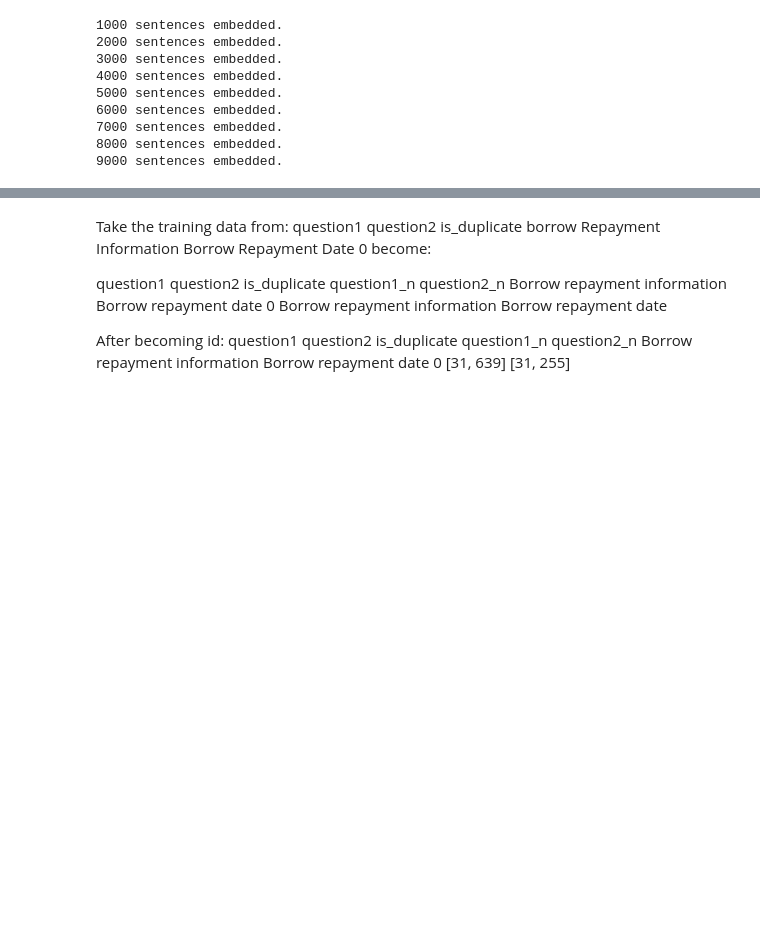
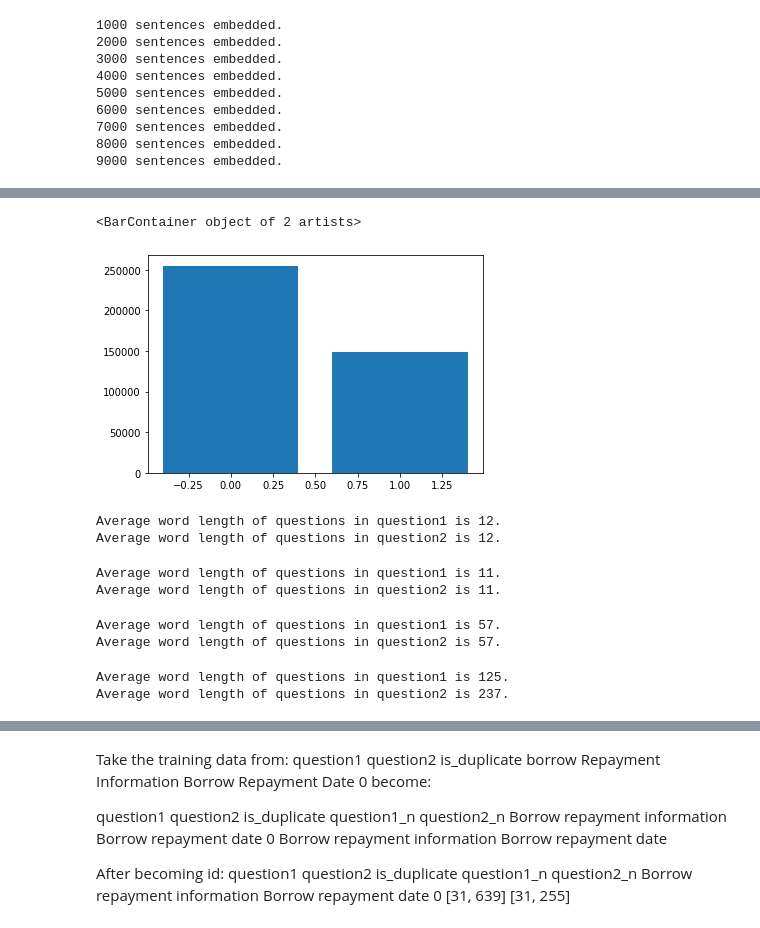
Before and after one commit to Ayman-Abdeen/chatboot-, a Jupyter notebook: chatbot/BiLSTM+Attention/model_v2.ipynb, the cells around one changed output, grey strips where cells are left out. Cells and saved outputs as stored; diff of their text form; code cells hidden in the pictures; blank space fills up the shorter version.

```diff
--- a/chatbot/BiLSTM+Attention/model_v2.ipynb
+++ b/chatbot/BiLSTM+Attention/model_v2.ipynb
@@ -288,0 +312,29 @@ train_df.head()
+# %%
+plt.bar(plotBar.index,plotBar)
+# %% [output]
+<BarContainer object of 2 artists>
+[figure, added]
+# %%
+print('Average word length of questions in question1 is {0:.0f}.'.format(np.mean(train_df['question1'].astype(str).apply(lambda x: len(x.split())))))
+print('Average word length of questions in question2 is {0:.0f}.'.format(np.mean(train_df['question2'].astype(str).apply(lambda x: len(x.split())))))
+# %% [output]
+Average word length of questions in question1 is 12.
+Average word length of questions in question2 is 12.
+# %%
+print('Average word length of questions in question1 is {0:.0f}.'.format(np.mean(train_df['question1'].astype(str).apply(lambda x: len(x.split())))))
+print('Average word length of questions in question2 is {0:.0f}.'.format(np.mean(train_df['question2'].astype(str).apply(lambda x: len(x.split())))))
+# %% [output]
+Average word length of questions in question1 is 11.
+Average word length of questions in question2 is 11.
+# %%
+print('Average word length of questions in question1 is {0:.0f}.'.format(np.max(train_df['question1'].astype(str).apply(lambda x: len(x.split())))))
+print('Average word length of questions in question2 is {0:.0f}.'.format(np.max(train_df['question2'].astype(str).apply(lambda x: len(x.split())))))
+# %% [output]
+Average word length of questions in question1 is 57.
+Average word length of questions in question2 is 57.
+# %%
+print('Average word length of questions in question1 is {0:.0f}.'.format(np.max(train_df['question1'].astype(str).apply(lambda x: len(x.split())))))
+print('Average word length of questions in question2 is {0:.0f}.'.format(np.max(train_df['question2'].astype(str).apply(lambda x: len(x.split())))))
+# %% [output]
+Average word length of questions in question1 is 125.
+Average word length of questions in question2 is 237.
```
Also changed, not shown: parts of 37 cells of this notebook.
